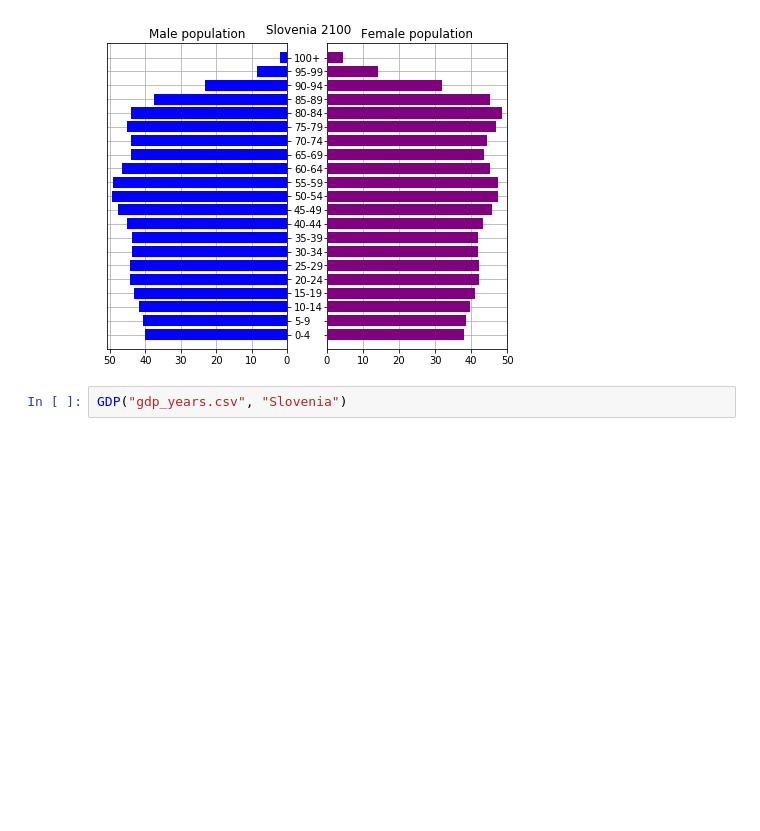
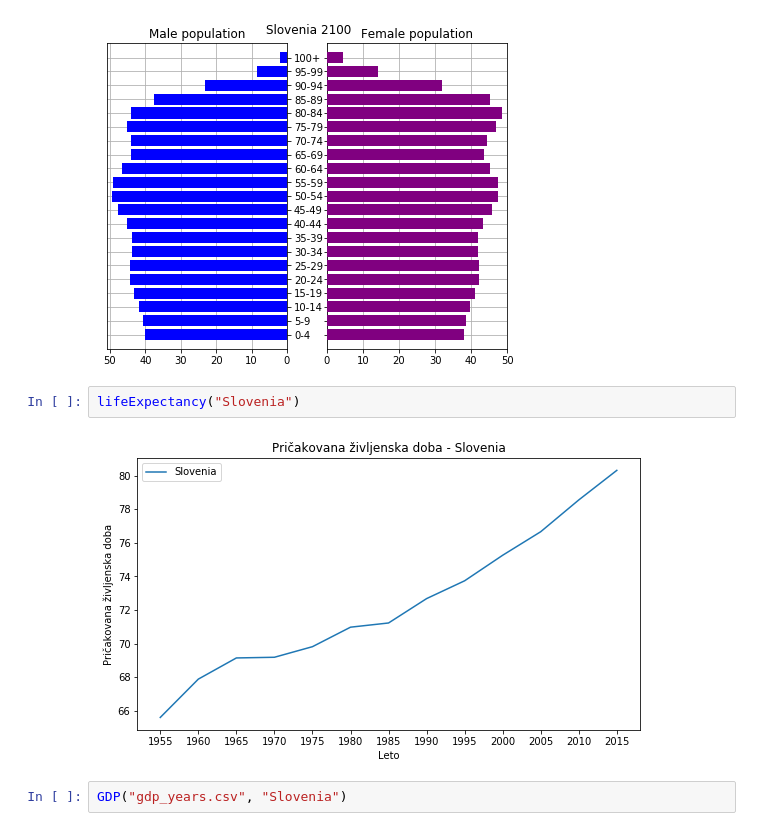
Before and after one commit to MaticSincek/PR18JJMSTB, a Jupyter notebook: vmesno-porocilo.ipynb, the cells around one changed output. Cells and saved outputs as stored; diff of their text form; blank space fills up the shorter version.

```diff
--- a/vmesno-porocilo.ipynb
+++ b/vmesno-porocilo.ipynb
@@ -221,6 +248,10 @@ ageGroupVisualisation("WPP2017_PopulationByAgeSex_Medium.csv", 2018, "Slovenia")
 ageGroupVisualisation("WPP2017_PopulationByAgeSex_Medium.csv", 2100, "Slovenia")
 # %% [output]
 [figure]
+# %%
+lifeExpectancy("Slovenia")
+# %% [output]
+[figure, added]
 # %%
 GDP("gdp_years.csv", "Slovenia")
 # %% [output]
```
Also changed, not shown: parts of 22 cells of this notebook.
